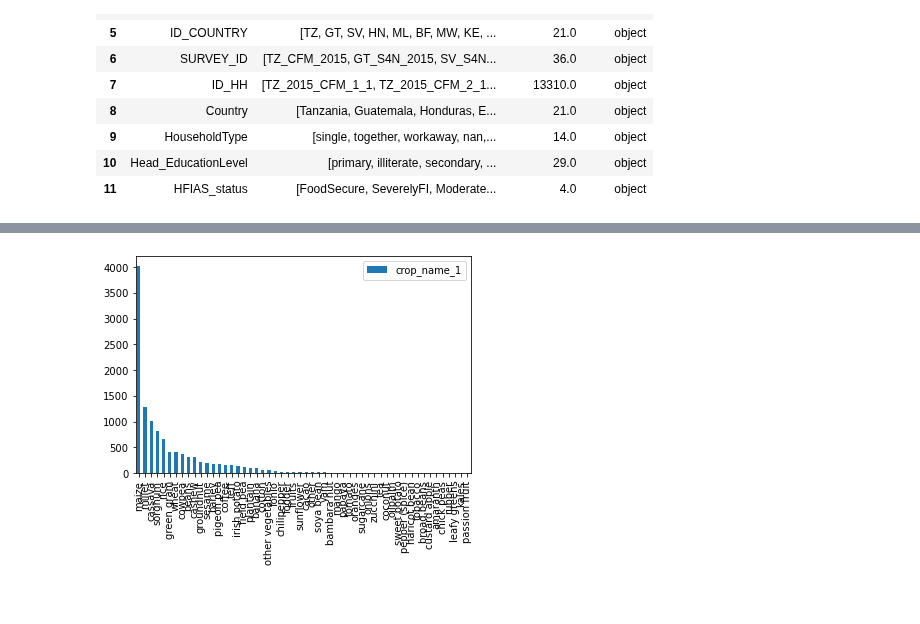
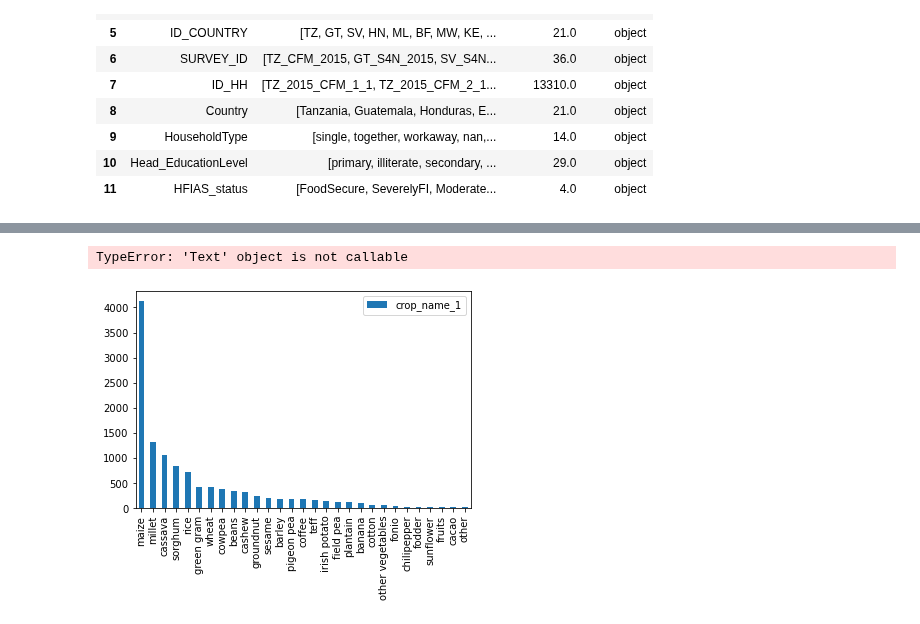
Before and after one commit to laporpe/STA_208, a Jupyter notebook: more_data_cleaning.ipynb, the cells around one changed output, grey strips where cells are left out. Cells and saved outputs as stored; diff of their text form; code cells hidden in the pictures.

```diff
--- a/more_data_cleaning.ipynb
+++ b/more_data_cleaning.ipynb
@@ -228,8 +203,10 @@ bigData.shape
 # %%
 crop_frequencies = bigData["crop_name_1"].value_counts()
 frame = pd.DataFrame(crop_frequencies)
-frame1 = frame.loc[frame["crop_name_1"]>1]
+frame1 = frame.loc[frame["crop_name_1"]>20]
 #frame.to_csv("data/cropfreq.csv", encoding='utf-8', index=False)
 ax = frame1.plot.bar()
+ax.title("Crop Frequencies (only crops grown in > 20 farms)")
 # %% [output]
+TypeError: 'Text' object is not callable
-[figure, old version]
+[figure, new version]
```
Also changed, not shown: parts of 5 cells of this notebook.
